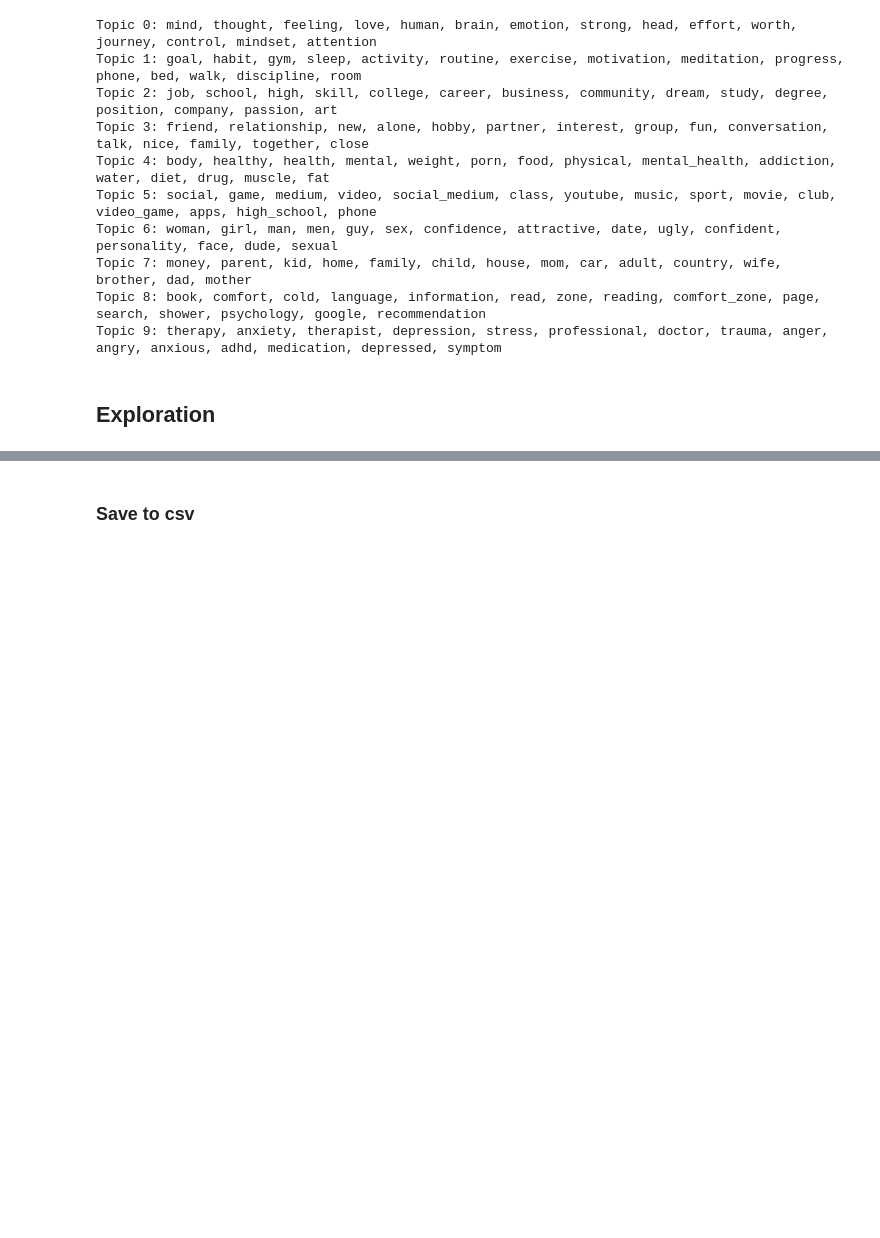
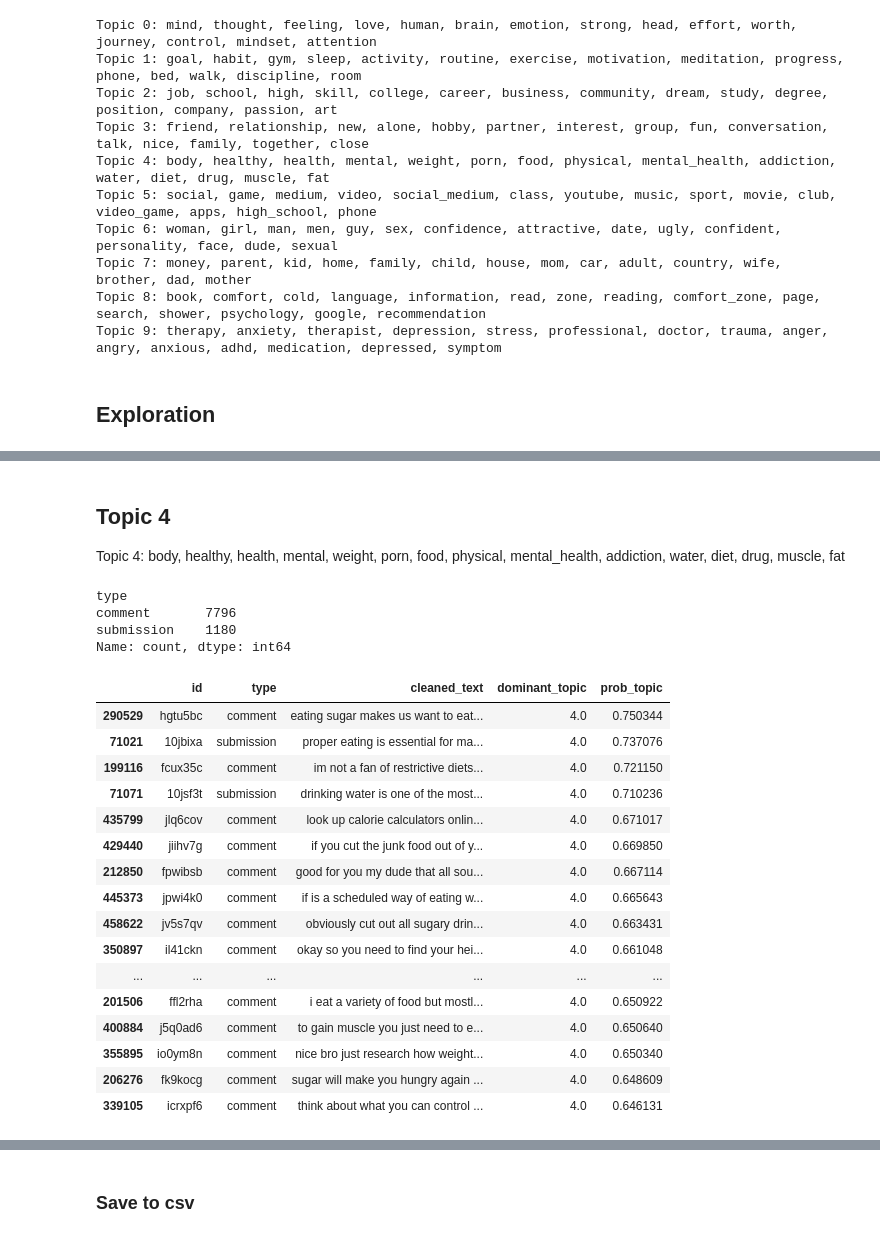
Before and after one commit to natashacarpcast/moralization-selfimprovement, a Jupyter notebook: topic-modeling-validation.ipynb, the cells around one changed output, grey strips where cells are left out. Drawn from its saved outputs; the diff is of its cells as text; code cells hidden in the pictures; blank space fills up the shorter version.

```diff
--- a/topic-modeling-validation.ipynb
+++ b/topic-modeling-validation.ipynb
@@ -627,0 +443,27 @@ Name: count, dtype: int64
+# %% [markdown]
+## Topic 4
+Topic 4: body, healthy, health, mental, weight, porn, food, physical, mental_health, addiction, water, diet, drug, muscle, fat
+# %%
+show_example_docs(data_filtered,4,False,False,None)
+# %% [output]
+type
+comment       7796
+submission    1180
+Name: count, dtype: int64
+|  | id | type | cleaned_text | dominant_topic | prob_topic |
+| 290529 | hgtu5bc | comment | eating sugar makes us want to eat... | 4.0 | 0.750344 |
+| 71021 | 10jbixa | submission | proper eating is essential for ma... | 4.0 | 0.737076 |
+| 199116 | fcux35c | comment | im not a fan of restrictive diets... | 4.0 | 0.721150 |
+| 71071 | 10jsf3t | submission | drinking water is one of the most... | 4.0 | 0.710236 |
+| 435799 | jlq6cov | comment | look up calorie calculators onlin... | 4.0 | 0.671017 |
+| 429440 | jiihv7g | comment | if you cut the junk food out of y... | 4.0 | 0.669850 |
+| 212850 | fpwibsb | comment | good for you my dude that all sou... | 4.0 | 0.667114 |
+| 445373 | jpwi4k0 | comment | if is a scheduled way of eating w... | 4.0 | 0.665643 |
+| 458622 | jv5s7qv | comment | obviously cut out all sugary drin... | 4.0 | 0.663431 |
+| 350897 | il41ckn | comment | okay so you need to find your hei... | 4.0 | 0.661048 |
+| ... | ... | ... | ... | ... | ... |
+| 201506 | ffl2rha | comment | i eat a variety of food but mostl... | 4.0 | 0.650922 |
+| 400884 | j5q0ad6 | comment | to gain muscle you just need to e... | 4.0 | 0.650640 |
+| 355895 | io0ym8n | comment | nice bro just research how weight... | 4.0 | 0.650340 |
+| 206276 | fk9kocg | comment | sugar will make you hungry again ... | 4.0 | 0.648609 |
+| 339105 | icrxpf6 | comment | think about what you can control ... | 4.0 | 0.646131 |
```
Also changed, not shown: parts of 55 cells of this notebook, 3 other files.
